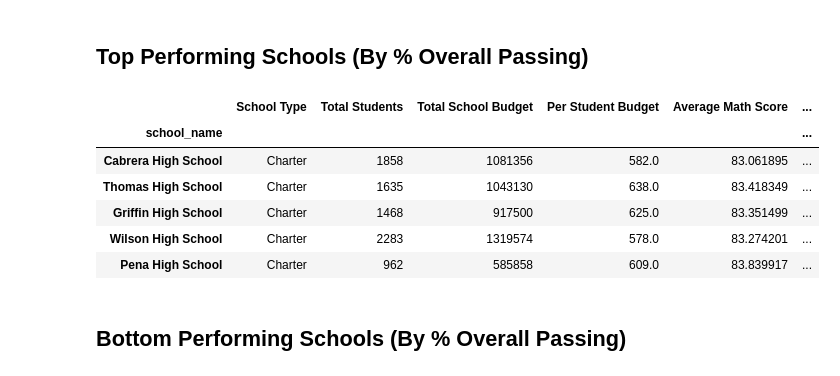
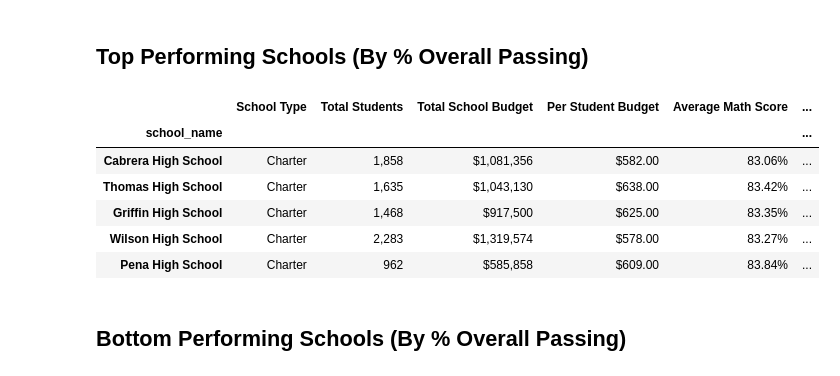
Before and after one commit to jbski/pandas-challenge, a Jupyter notebook: PyCitySchools/PyCitySchools.ipynb, the cells around one changed output. Cells and saved outputs as stored; diff of their text form; code cells hidden in the pictures.

```diff
--- a/PyCitySchools/PyCitySchools.ipynb
+++ b/PyCitySchools/PyCitySchools.ipynb
@@ -213,14 +229,28 @@ school_summary_with_budget_df
 # %% [markdown]
 ## Top Performing Schools (By % Overall Passing)
-# %%
-school_summary_with_budget_df.sort_values("% Overall Passing", ascending = False).head(5)
-# %% [output]
-|  | School Type | Total Students | Total School Budget | Per Student Budget | Average Math Score | ... |
-| school_name |  |  |  |  |  | ... |
-| Cabrera High School | Charter | 1858 | 1081356 | 582.0 | 83.061895 | ... |
-| Thomas High School | Charter | 1635 | 1043130 | 638.0 | 83.418349 | ... |
-| Griffin High School | Charter | 1468 | 917500 | 625.0 | 83.351499 | ... |
-| Wilson High School | Charter | 2283 | 1319574 | 578.0 | 83.274201 | ... |
-| Pena High School | Charter | 962 | 585858 | 609.0 | 83.839917 | ... |
+# %%
+# Sort the dataframe to find the top schools
+top_school_summary_with_budget_df = school_summary_with_budget_df.sort_values("% Overall Passing", ascending = False).head(5)
+
+# Apply Formatting
+top_school_summary_with_budget_df = top_school_summary_with_budget_df.style.format({"Total Students" : "{:,}",
+                                                                                          "Total School Budget" : "${:,}",
+                                                                                          "Per Student Budget" : "${:.2f}",
+                                                                                          "Average Math Score" : "{:.2%}",
+                                                                                          "Average Reading Score" : "{:.2%}",
+                                                                                          "% Passing Math" : "{:.2%}",
+                                                                                          "% Passing Reading" : "{:.2%}",
+                                                                                          "% Overall Passing" : "{:.2%}"
+                                                                                          })
+
+top_school_summary_with_budget_df
+# %% [output]
+|  | School Type | Total Students | Total School Budget | Per Student Budget | Average Math Score | ... |
+| school_name |  |  |  |  |  | ... |
+| Cabrera High School | Charter | 1,858 | $1,081,356 | $582.00 | 83.06% | ... |
+| Thomas High School | Charter | 1,635 | $1,043,130 | $638.00 | 83.42% | ... |
+| Griffin High School | Charter | 1,468 | $917,500 | $625.00 | 83.35% | ... |
+| Wilson High School | Charter | 2,283 | $1,319,574 | $578.00 | 83.27% | ... |
+| Pena High School | Charter | 962 | $585,858 | $609.00 | 83.84% | ... |
 # %% [markdown]
 ## Bottom Performing Schools (By % Overall Passing)
```
Also changed, not shown: parts of 14 cells of this notebook.
